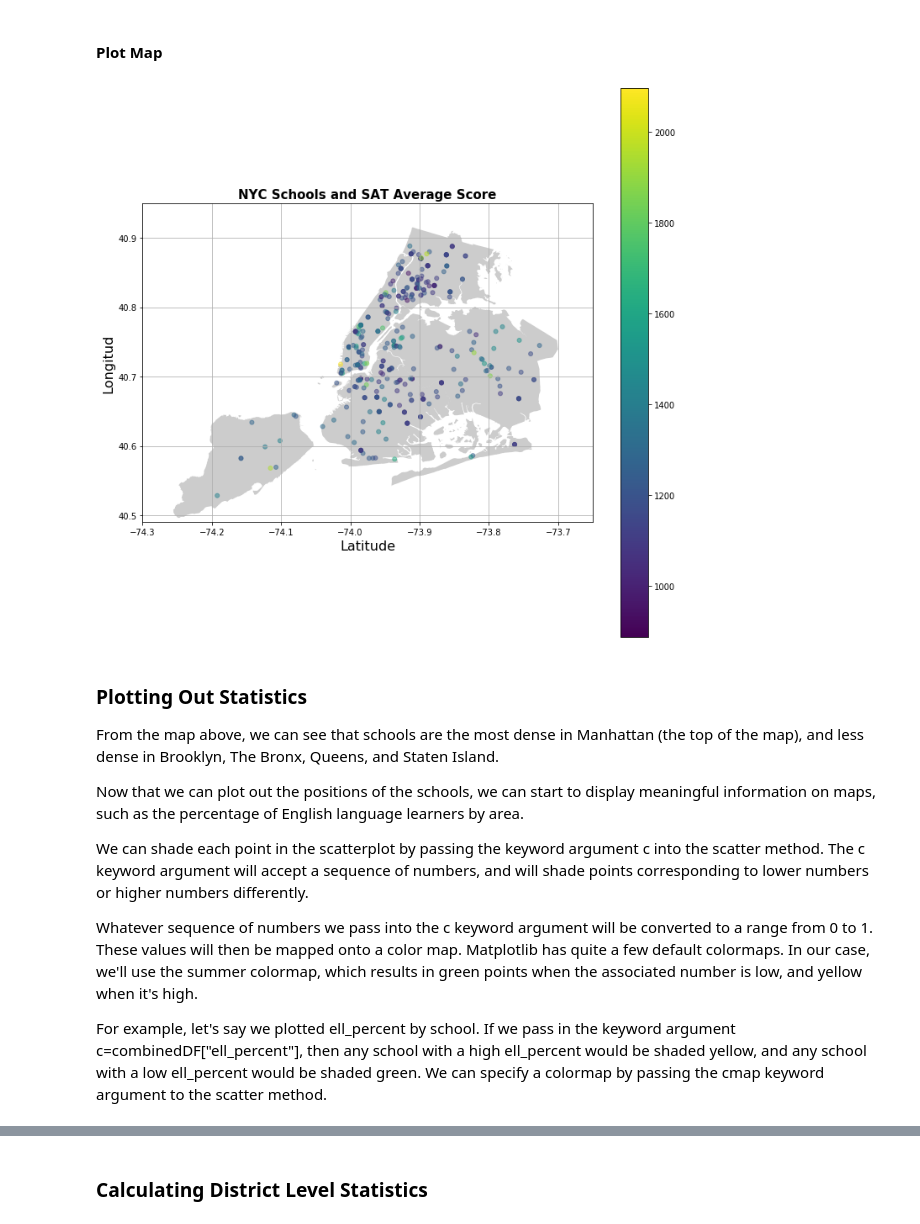
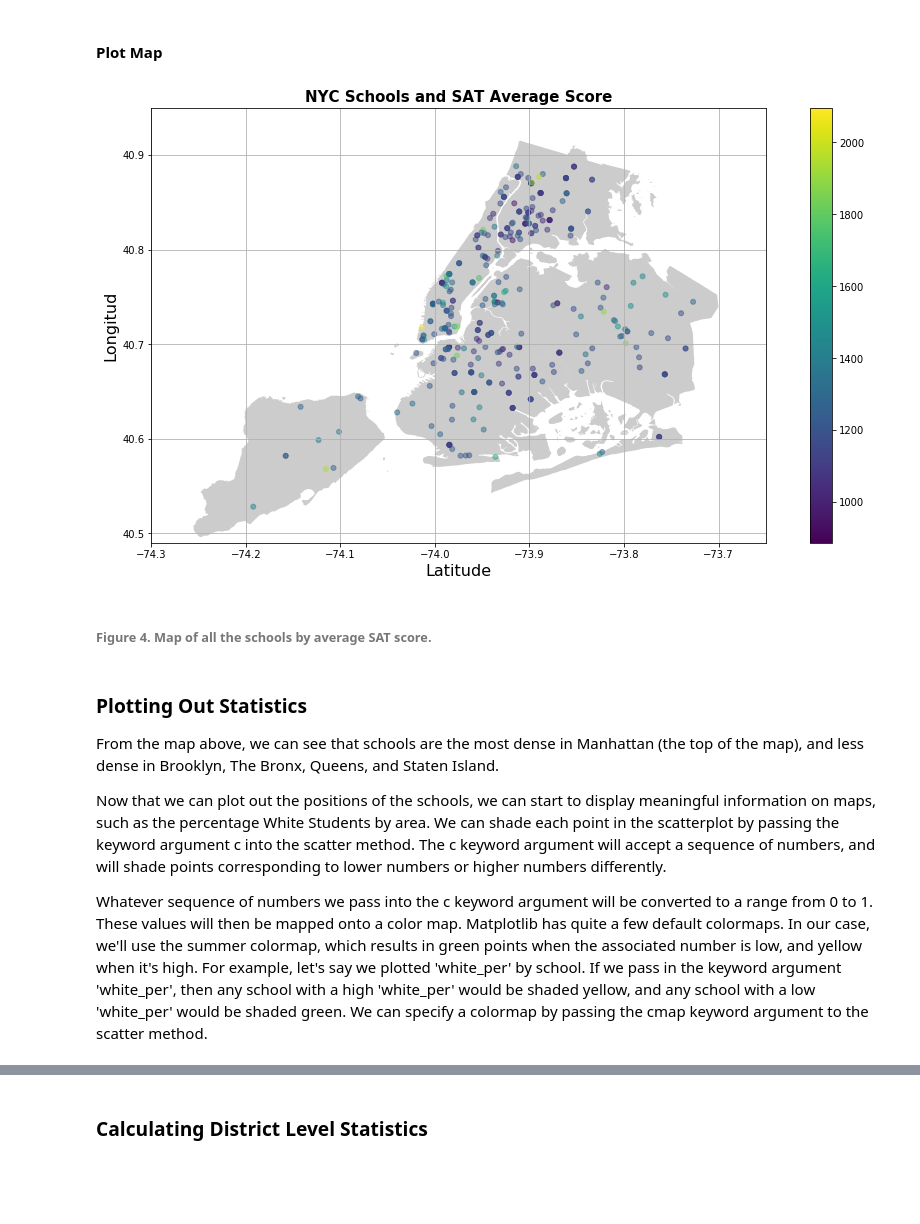
Before and after one commit to Tlacateccatl/NYC-SAT-Analysis, a Jupyter notebook: NYC School Analysis.ipynb, the cells around one changed output, grey strips where cells are left out. Cells and saved outputs as stored; diff of their text form; code cells hidden in the pictures; blank space fills up the shorter version.

```diff
--- a/NYC School Analysis.ipynb
+++ b/NYC School Analysis.ipynb
@@ -585,36 +633,34 @@ geo_df = gpd.GeoDataFrame(combinedDF, crs = crs, geometry = geometry)
 #### Plot Map
 # %%
 # create figure and axes, assign to subplot
-fig, ax = plt.subplots(figsize=(12,12))
+fig, ax = plt.subplots(figsize=(16, 8))
 # add .shp mapfile to axes
 street_map.plot(ax=ax, alpha=0.4,color='grey')
 # add geodataframe to axes
 # assign ‘price’ variable to represent coordinates on graph
 # add legend
 # make datapoints transparent using alpha
 # assign size of points using markersize
 geo_df.plot(column='sat_score',ax=ax,alpha=0.5, legend=True,markersize=25)
 # add title to graph
 plt.title('NYC Schools and SAT Average Score', fontsize=15,fontweight='bold')
 # set latitiude and longitude boundaries for map display
 plt.xlim(-74.3, -73.65)
 plt.ylim(40.49, 40.95)
 # show map
 
 plt.ylabel('Longitud', fontsize=16)
 plt.xlabel('Latitude', fontsize=16)
 plt.grid()
 # %% [output]
-[figure, old version]
+[figure, new version]
+# %% [markdown]
+###### **Figure 4.** Map of all the schools by average SAT score.
 # %% [markdown]
 ### Plotting Out Statistics
 From the map above, we can see that schools are the most dense in Manhattan (the top of the map), and less dense in Brooklyn, The Bronx, Queens, and Staten Island.
 
-Now that we can plot out the positions of the schools, we can start to display meaningful information on maps, such as the percentage of English language learners by area.
+Now that we can plot out the positions of the schools, we can start to display meaningful information on maps, such as the percentage White Students by area. We can shade each point in the scatterplot by passing the keyword argument c into the scatter method. The c keyword argument will accept a sequence of numbers, and will shade points corresponding to lower numbers or higher numbers differently.
 
-We can shade each point in the scatterplot by passing the keyword argument c into the scatter method. The c keyword argument will accept a sequence of numbers, and will shade points corresponding to lower numbers or higher numbers differently.
-
-Whatever sequence of numbers we pass into the c keyword argument will be converted to a range from 0 to 1. These values will then be mapped onto a color map. Matplotlib has quite a few default colormaps. In our case, we'll use the summer colormap, which results in green points when the associated number is low, and yellow when it's high.
-
-For example, let's say we plotted ell_percent by school. If we pass in the keyword argument c=combinedDF["ell_percent"], then any school with a high ell_percent would be shaded yellow, and any school with a low ell_percent would be shaded green. We can specify a colormap by passing the cmap keyword argument to the scatter method.
+Whatever sequence of numbers we pass into the c keyword argument will be converted to a range from 0 to 1. These values will then be mapped onto a color map. Matplotlib has quite a few default colormaps. In our case, we'll use the summer colormap, which results in green points when the associated number is low, and yellow when it's high. For example, let's say we plotted 'white_per' by school. If we pass in the keyword argument 'white_per', then any school with a high 'white_per' would be shaded yellow, and any school with a low 'white_per' would be shaded green. We can specify a colormap by passing the cmap keyword argument to the scatter method.
 # %%
```
Also changed, not shown: parts of 50 cells of this notebook, 1 other file.
